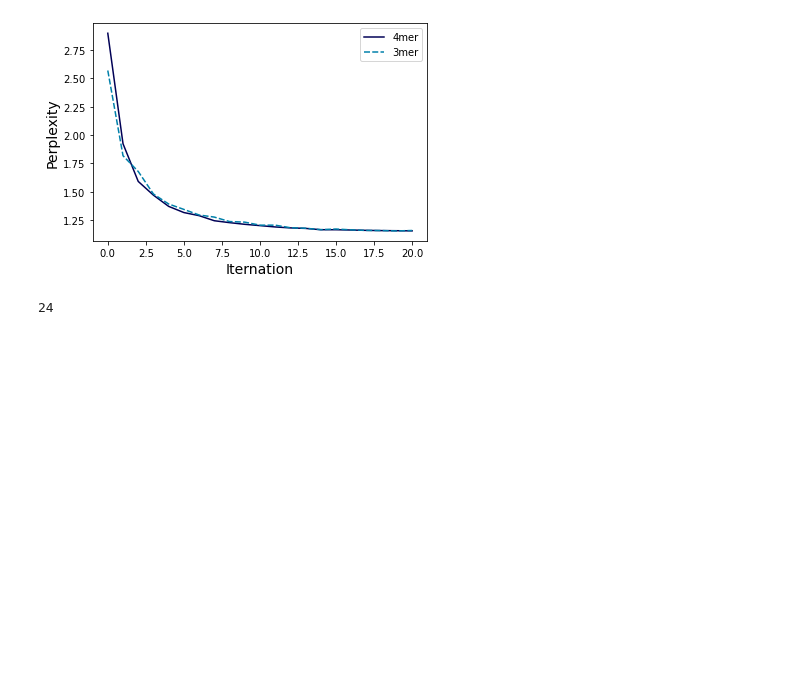
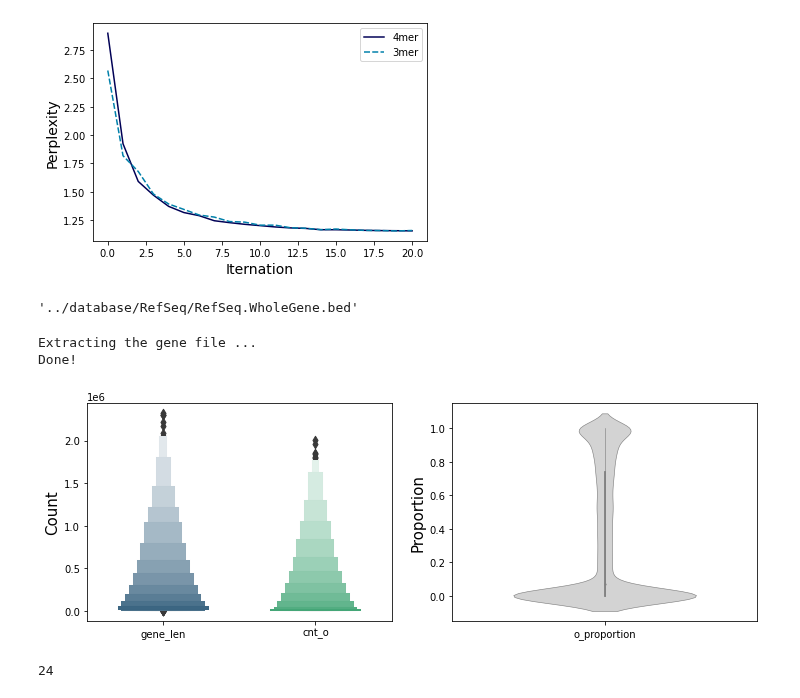
Before and after one commit to caocao0525/NSP, a Jupyter notebook: re_train_test.ipynb, the cells around one changed output. Cells and saved outputs as stored; diff of their text form; code cells hidden in the pictures; blank space fills up the shorter version.

```diff
--- a/re_train_test.ipynb
+++ b/re_train_test.ipynb
@@ -40,6 +40,51 @@ p.set_xlabel("Iternation", fontsize=14)
 plt.show()
 # %% [output]
 [figure]
+# %%
+all_files=file_list_maker(path, bed_files)
+test_file_bed=all_files[0]
+df=bed2df_expanded(test_file_bed)
+# %%
+whole_gene_file
+# %% [output]
+'../database/RefSeq/RefSeq.WholeGene.bed'
+# %%
+css_gene_lst_all=compGene2css(whole_gene_file,df)
+# %% [output]
+Extracting the gene file ...
+Done!
+# %%
+cnt_o_lst, gene_len_lst, pro_o_lst=cntQinGene(css_gene_lst_all)
+# %%
+def cntQinGeneVis1(cnt_o_lst, gene_len_lst, pro_o_lst):
+    """
+    Input: cnt_o_lst, gene_len_lst, pro_o_lst (the result lists of cntQinGene(css_gene_lst_all). To load the css_gene_lst_all, find the file at "../database/temp_files/")
+    Output: Dataframe of those 3 lists, and the visualization of the above lists using histogram
+    """
+    def flatLst(lst):
+        flatten_lst=[elm for sublst in lst for elm in sublst]
+        return flatten_lst
+
+    cnt_o_lst_flat=flatLst(cnt_o_lst)
+    gene_len_lst_flat=flatLst(gene_len_lst)
+    pro_o_lst_flat=flatLst(pro_o_lst)
+
+    three_df=pd.DataFrame({"gene_len":gene_len_lst_flat, "cnt_o":cnt_o_lst_flat, "o_proportion":pro_o_lst_flat})
+
+    fig, (ax1,ax2) = plt.subplots(1,2,figsize=(12,4), sharey=False)
+    ax1=sns.boxenplot(data=three_df[["gene_len","cnt_o"]],palette="viridis", width=0.6, linewidth=0.01, scale="linear", ax=ax1)
+    ax1.set_ylabel("Count", fontsize=15)
+
+    ax2=sns.violinplot(data=three_df[["o_proportion"]], linewidth=0.6, inner="box", width=0.6, color="lightgray", ax=ax2)
+    ax2.set_ylabel("Proportion", fontsize=15)
+    ax2.grid()
+    plt.grid(b=None)
+
+    return three_df
+# %%
+three_df=cntQinGeneVis1(cnt_o_lst, gene_len_lst, pro_o_lst)
+# %% [output]
+[figure, added]
 # %%
 path='../database/hg19/genome_per_chr/'
 # chr_list=[os.path.join(path, file) for file in sorted(os.listdir(path))]
```
Also changed, not shown: parts of 2 cells of this notebook, 2 other files.
